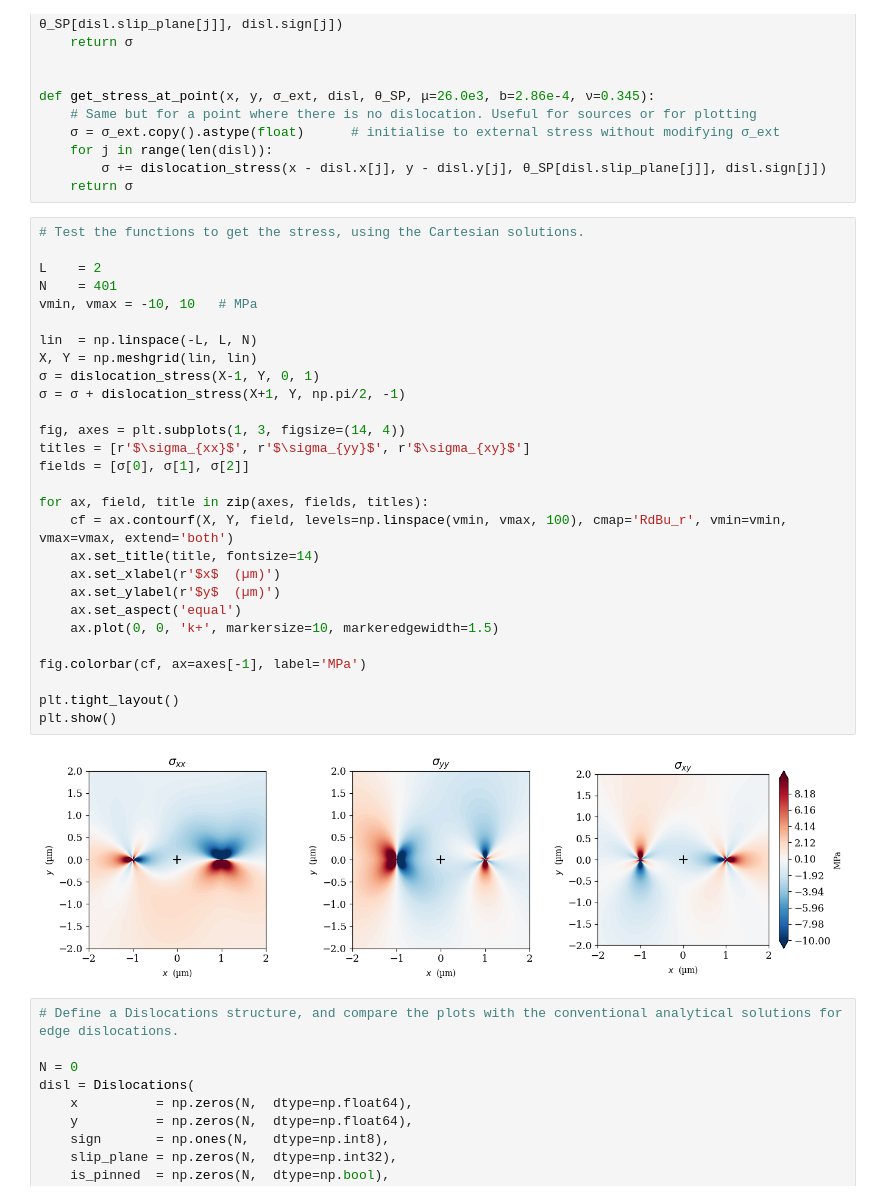
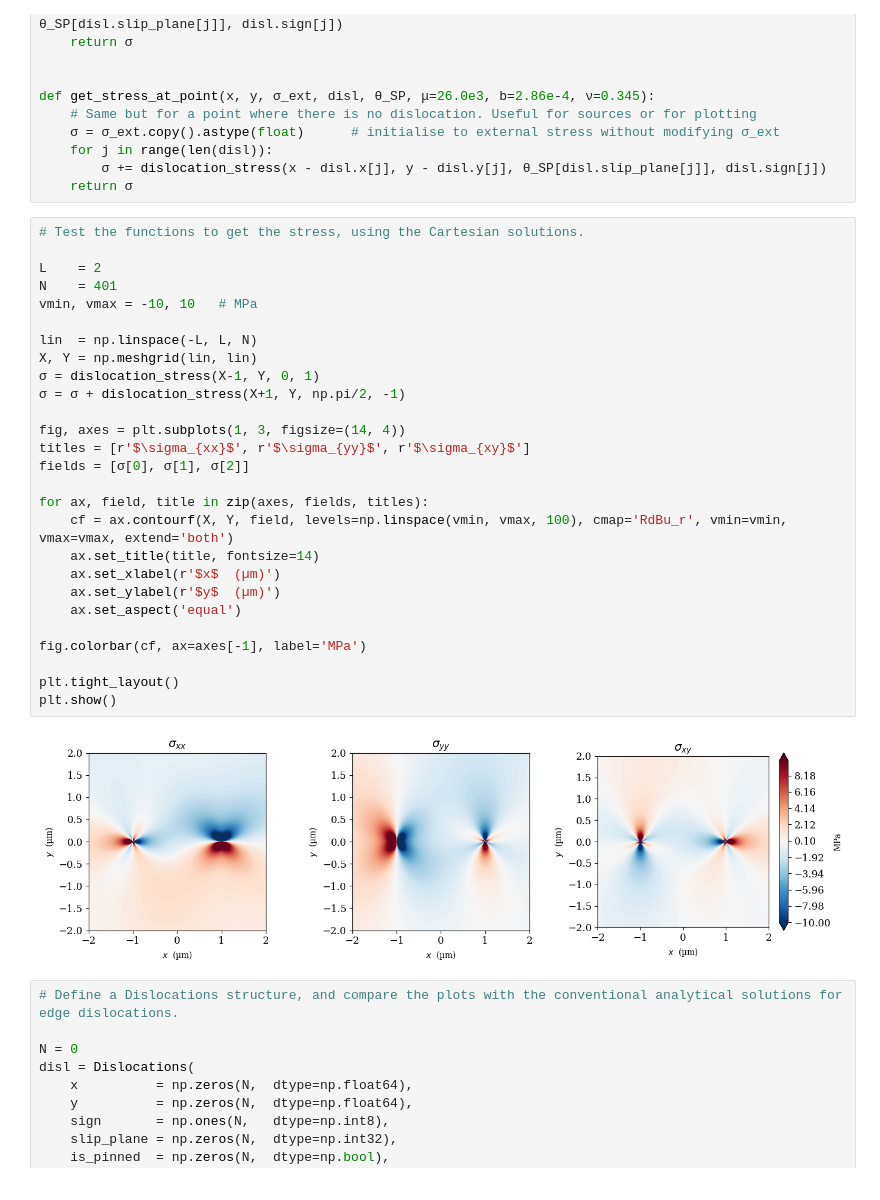
Before and after one commit to Luca-R27/PhDcourse_2026_CompMatMod, a Jupyter notebook: DDP/DDP.ipynb, the cells around one changed output. Drawn from its saved outputs; the diff is of its cells as text.

```diff
--- a/DDP/DDP.ipynb
+++ b/DDP/DDP.ipynb
@@ -184,33 +183,32 @@ def get_stress_at_point(x, y, σ_ext, disl, θ_SP, μ=26.0e3, b=2.86e-4, ν=0.34
 # %%
 # Test the functions to get the stress, using the Cartesian solutions.
 
 L    = 2
 N    = 401
 vmin, vmax = -10, 10   # MPa
 
 lin  = np.linspace(-L, L, N)
 X, Y = np.meshgrid(lin, lin)
 σ = dislocation_stress(X-1, Y, 0, 1)
 σ = σ + dislocation_stress(X+1, Y, np.pi/2, -1)
 
 fig, axes = plt.subplots(1, 3, figsize=(14, 4))
 titles = [r'$\sigma_{xx}$', r'$\sigma_{yy}$', r'$\sigma_{xy}$']
 fields = [σ[0], σ[1], σ[2]]
 
 for ax, field, title in zip(axes, fields, titles):
     cf = ax.contourf(X, Y, field, levels=np.linspace(vmin, vmax, 100), cmap='RdBu_r', vmin=vmin, vmax=vmax, extend='both')
     ax.set_title(title, fontsize=14)
     ax.set_xlabel(r'$x$  (µm)')
     ax.set_ylabel(r'$y$  (µm)')
     ax.set_aspect('equal')
-    ax.plot(0, 0, 'k+', markersize=10, markeredgewidth=1.5)
 
 fig.colorbar(cf, ax=axes[-1], label='MPa')
 
 plt.tight_layout()
 plt.show()
 # %% [output]
-[figure, old version]
+[figure, new version]
 # %%
 # Define a Dislocations structure, and compare the plots with the conventional analytical solutions for edge dislocations.
 
```
Also changed, not shown: parts of 7 cells of this notebook.
